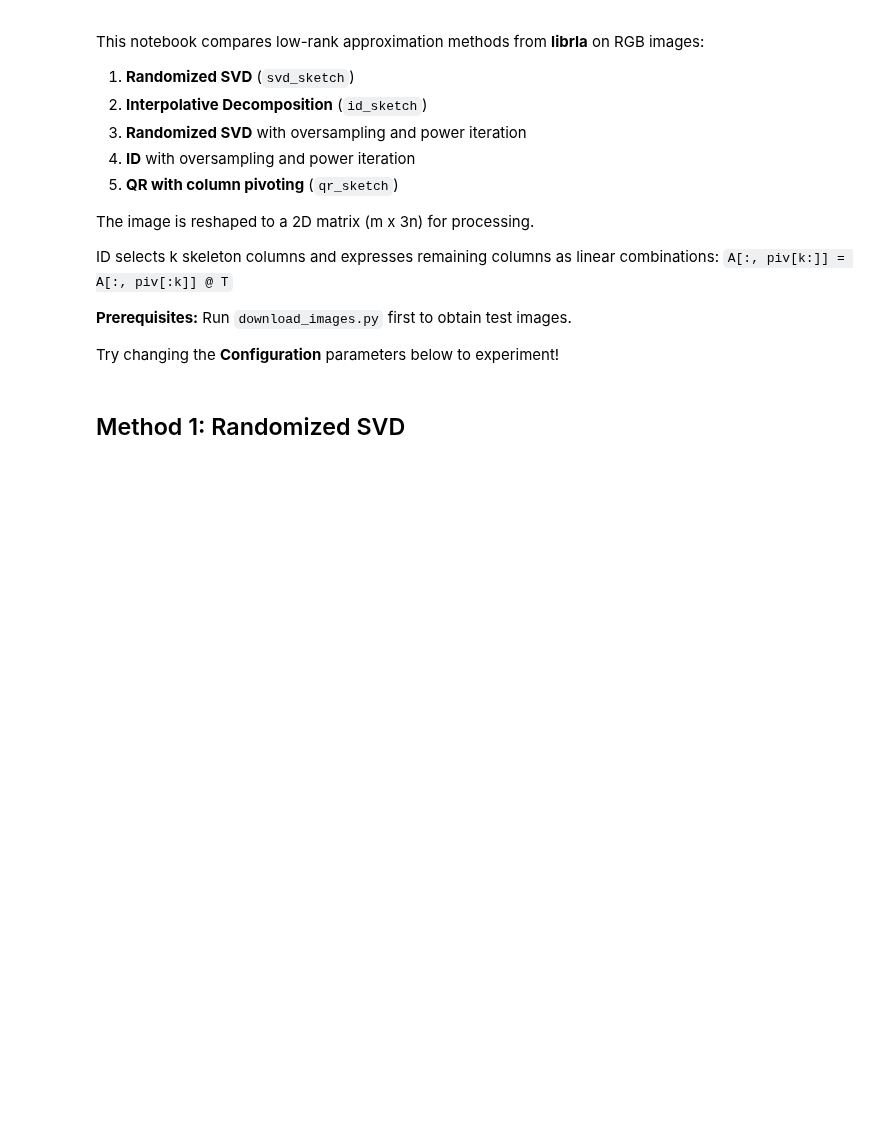
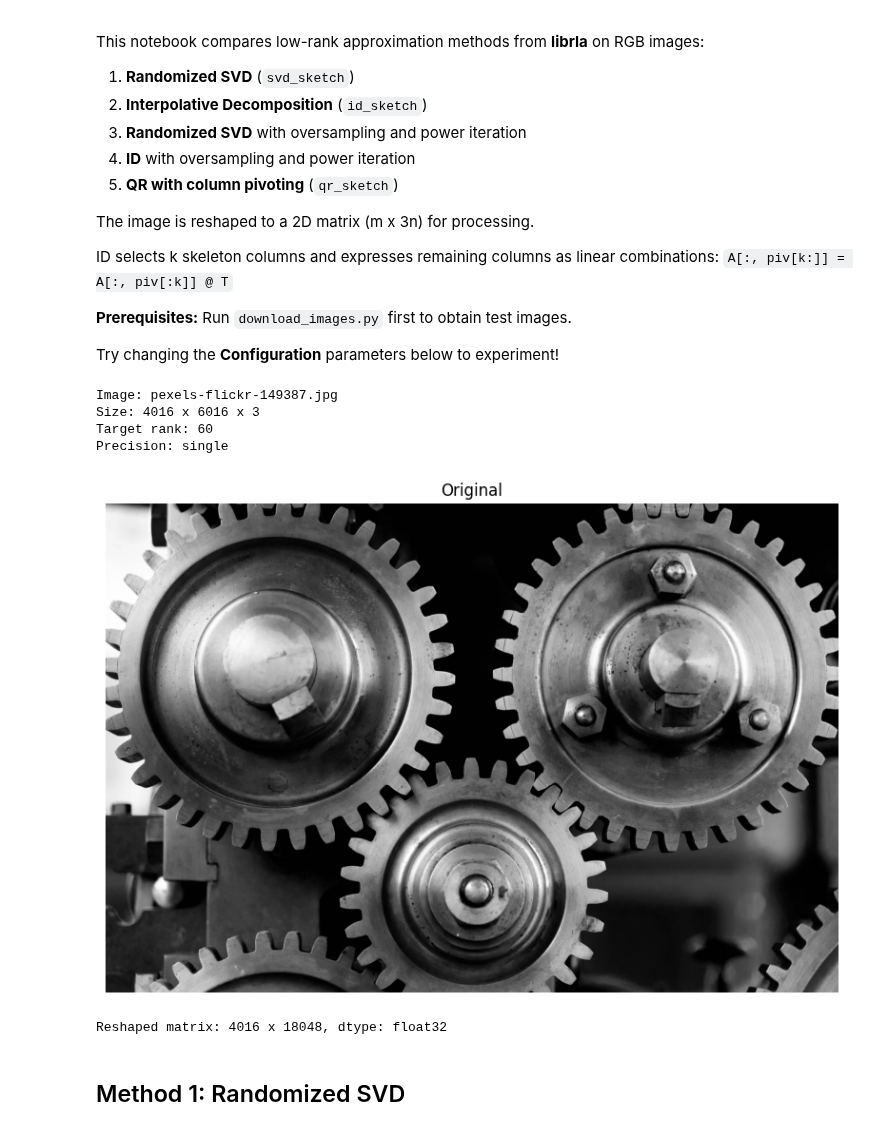
Before and after one commit to agillman20/librla, a Jupyter notebook: distrib/image_analysis/test_image_id.ipynb, the cells around one changed output. Cells and saved outputs as stored; diff of their text form; code cells hidden in the pictures; blank space fills up the shorter version.

Commit message:
Update Jupyter notebooks and test_image_id.py
Co-Authored-By: Claude Opus 4.6 <noreply@anthropic.com>

```diff
--- a/distrib/image_analysis/test_image_id.ipynb
+++ b/distrib/image_analysis/test_image_id.ipynb
@@ -20,8 +20,11 @@ Try changing the **Configuration** parameters below to experiment!
 # %%
 # Configuration - Modify these to experiment
 
-IMAGE_FILE = 'pexels-anniroenkae-4793404.jpg'  # Image to compress
-TARGET_RANK = 120                               # Rank of approximation
+#IMAGE_FILE = 'hello_world.png'         # Image to compress (bw)
+#IMAGE_FILE = 'lorem_ipsum.png'         # Image to compress (bw)
+IMAGE_FILE = 'pexels-flickr-149387.jpg'         # Image to compress (gray)
+#IMAGE_FILE = 'pexels-anniroenkae-4793404.jpg'   # Image to compress (rgb)
+TARGET_RANK = 60                                # Rank of approximation
 USE_SINGLE = True                               # True for single precision (faster, less memory)
 # %%
 import sys
@@ -43,19 +46,28 @@ print(f'Image: {IMAGE_FILE}')
 print(f'Size: {m} x {n} x {nc}')
 print(f'Target rank: {TARGET_RANK}')
 print(f'Precision: {"single" if USE_SINGLE else "double"}')
+# %% [output]
+Image: pexels-flickr-149387.jpg
+Size: 4016 x 6016 x 3
+Target rank: 60
+Precision: single
 # %%
 # Display original image
 plt.figure(figsize=(8, 6))
 plt.imshow(A)
-plt.title('Original (RGB)')
+plt.title('Original')
 plt.axis('off')
 plt.tight_layout()
+# %% [output]
+[figure, added]
 # %%
 # Reshape RGB image to 2D matrix: m x (n*nc)
 k = TARGET_RANK
 conv = np.float32 if USE_SINGLE else np.float64
 A2 = conv(A).reshape(m, n * nc)
 print(f'Reshaped matrix: {A2.shape[0]} x {A2.shape[1]}, dtype: {A2.dtype}')
+# %% [output]
+Reshaped matrix: 4016 x 18048, dtype: float32
 # %% [markdown]
 ## Method 1: Randomized SVD
 # %%
```
Also changed, not shown: parts of 6 cells of this notebook, 2 other files.
